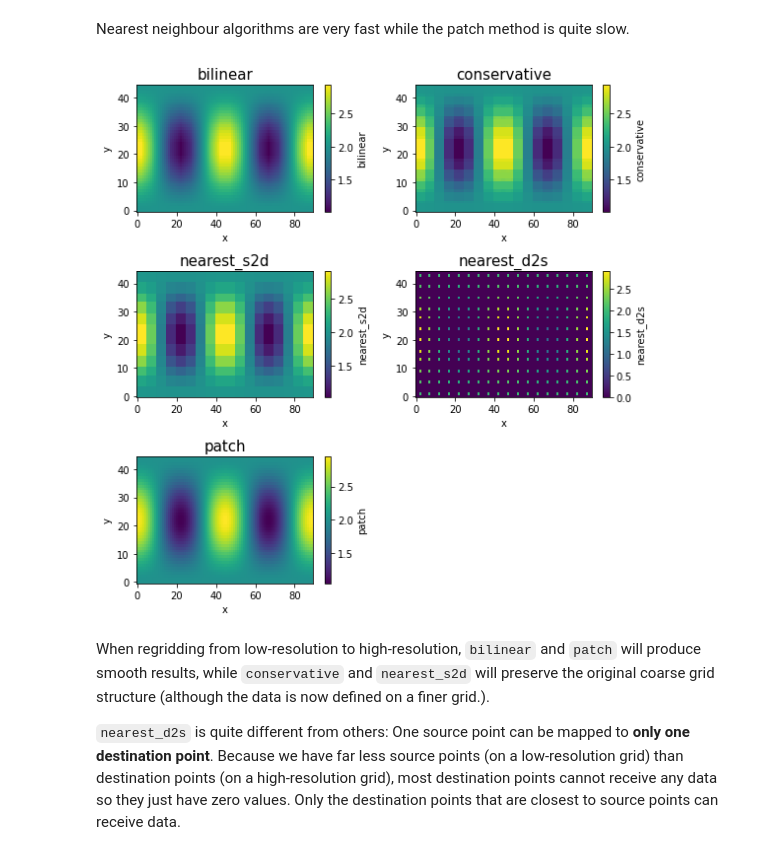
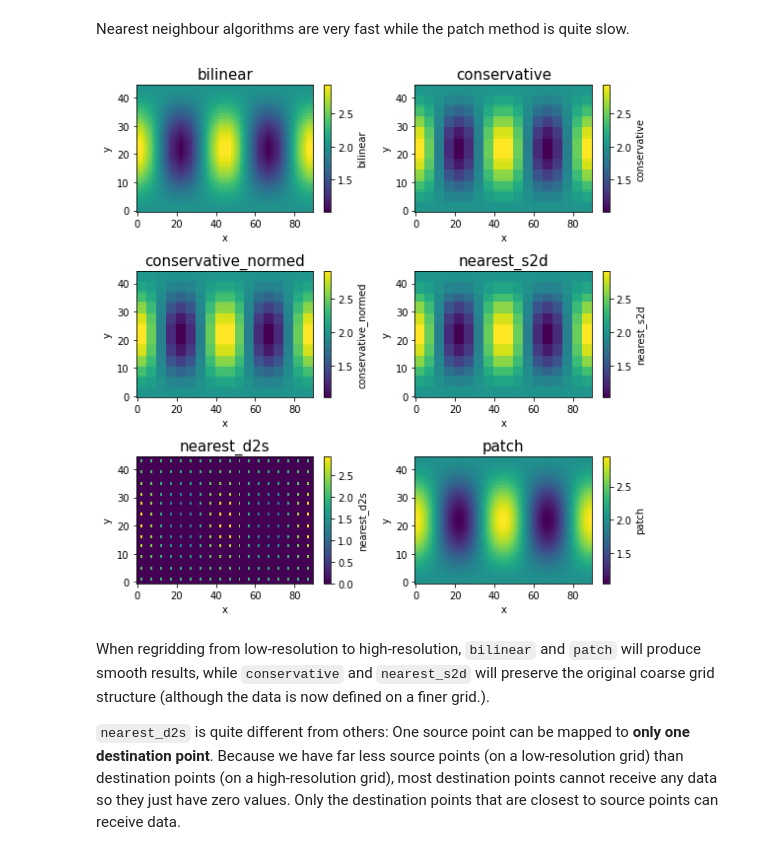
Before and after one commit to pangeo-data/xESMF, a Jupyter notebook: doc/notebooks/Compare_algorithms.ipynb, the cells around one changed output. Saved outputs shown, nothing was run; the diff lists cells and outputs as text; code cells hidden in the pictures.

Commit message:
Add conservative_normed to the nb comparing regridding methods

```diff
--- a/doc/notebooks/Compare_algorithms.ipynb
+++ b/doc/notebooks/Compare_algorithms.ipynb
@@ -29,6 +50,15 @@ import cartopy.crs as ccrs
 import numpy as np
 import xarray as xr
 import xesmf as xe
+
+method_list = [
+    "bilinear",
+    "conservative",
+    "conservative_normed",
+    "nearest_s2d",
+    "nearest_d2s",
+    "patch",
+]
 # %%
 ds_in = xe.util.grid_global(20, 15)  # input grid
 ds_fine = xe.util.grid_global(4, 4)  # high-resolution target grid
@@ -89,14 +123,14 @@ Nearest neighbour algorithms are very fast while the patch method is quite slow.
 # %%
 fig, axes = plt.subplots(3, 2, figsize=[8, 8])
 
 for i, method in enumerate(method_list):
     ax = axes.flatten()[i]
     ds_fine[method].plot.pcolormesh(ax=ax)
     ax.set_title(method, fontsize=15)
-axes[-1, -1].set_visible(False)
+
 plt.tight_layout()
 # %% [output]
-[figure, old version]
+[figure, new version]
 # %% [markdown]
 When regridding from low-resolution to high-resolution, `bilinear` and `patch`
 will produce smooth results, while `conservative` and `nearest_s2d` will
```
Also changed, not shown: parts of 8 cells of this notebook.
